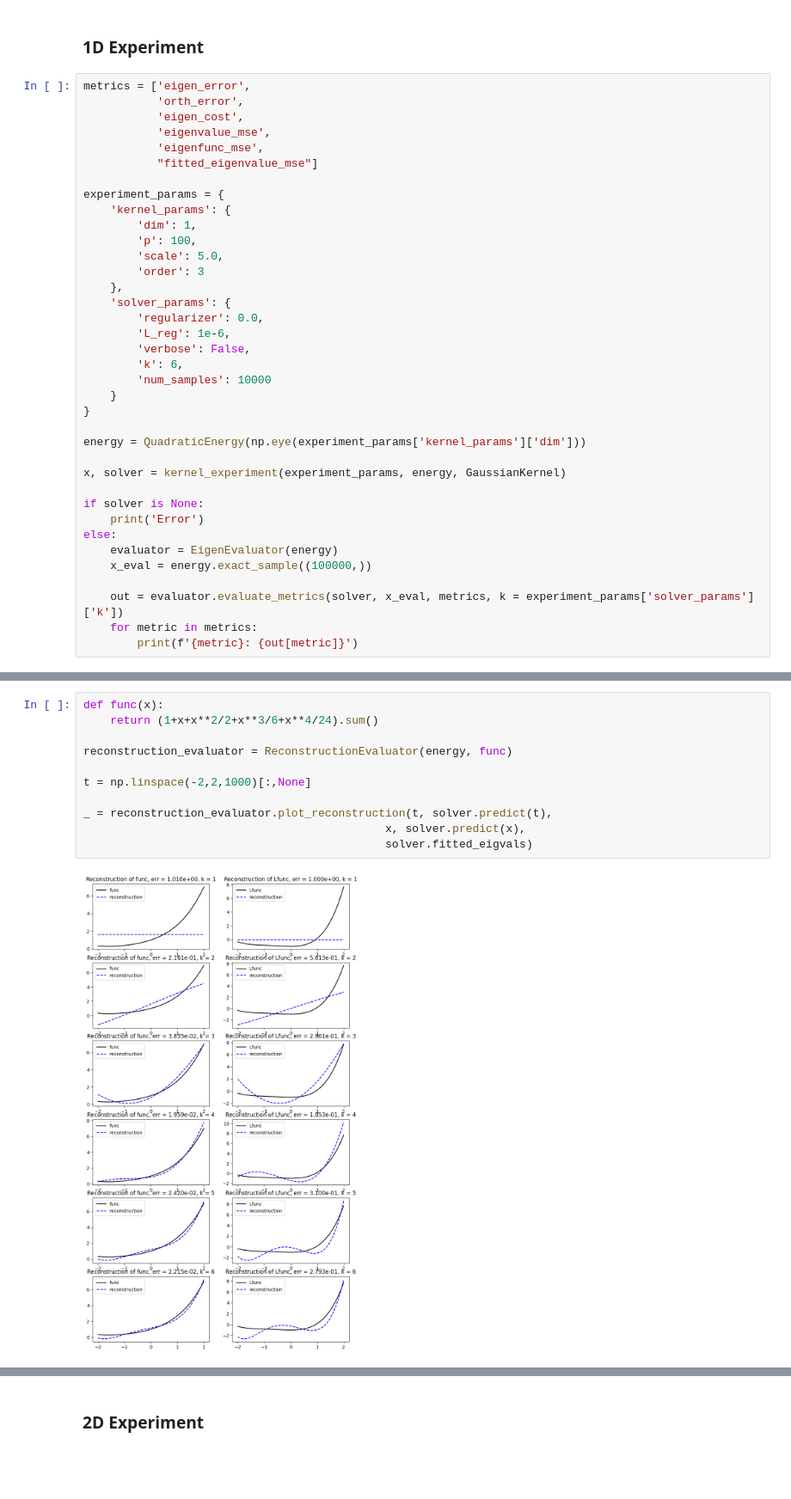
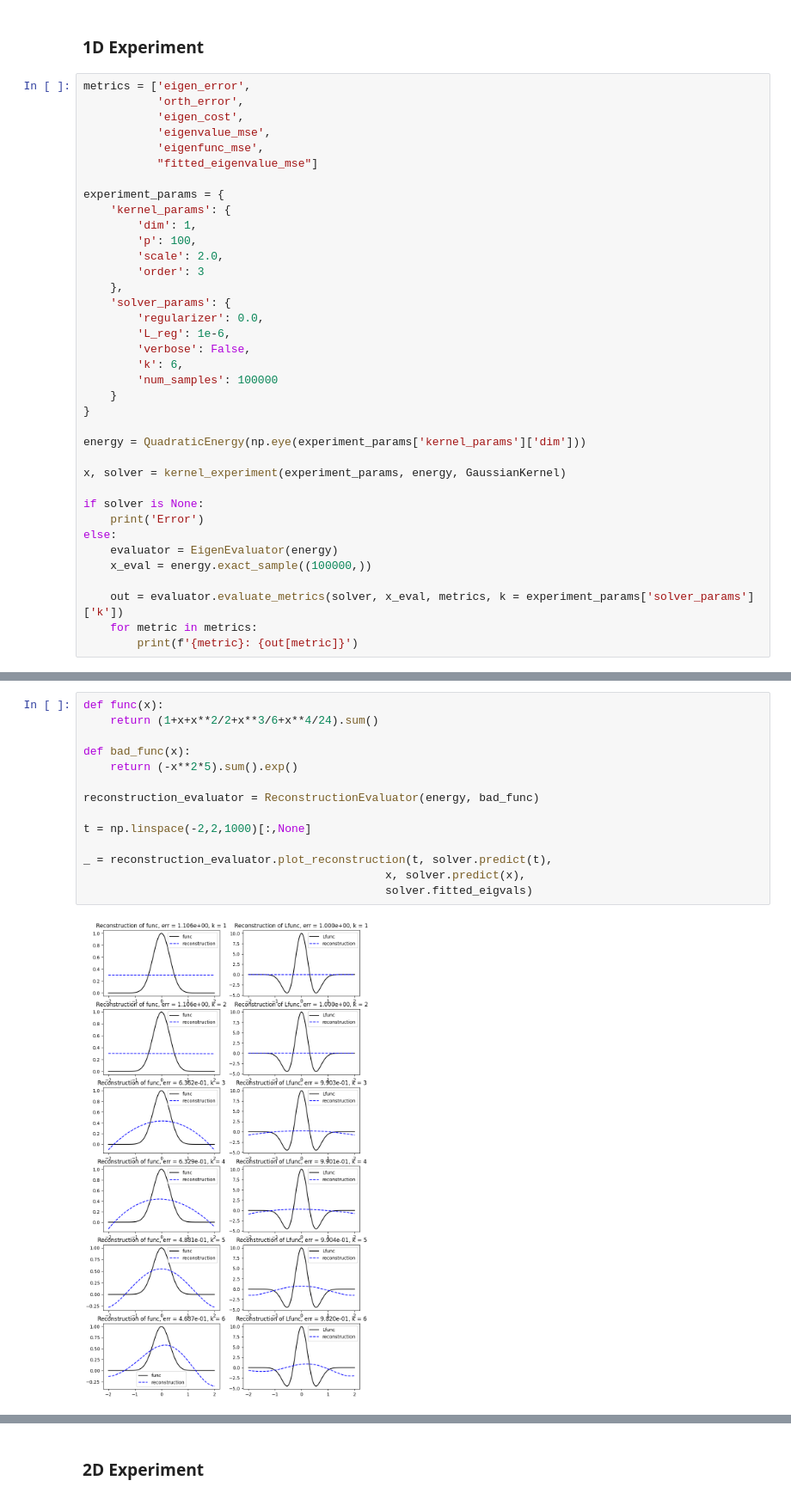
Before and after one commit to lclaeys/eigenfunction-solver, a Jupyter notebook: notebooks/kernel_galerkin.ipynb, the cells around one changed output, grey strips where cells are left out. Shown at 86% size. Drawn from its saved outputs; the diff is of its cells as text; blank space fills up the shorter version.

```diff
--- a/notebooks/kernel_galerkin.ipynb
+++ b/notebooks/kernel_galerkin.ipynb
@@ -68,7 +68,7 @@ experiment_params = {
     'kernel_params': {
         'dim': 1,
         'p': 100,
-        'scale': 5.0,
+        'scale': 2.0,
         'order': 3
     },
     'solver_params': {
@@ -76,7 +76,7 @@ experiment_params = {
         'L_reg': 1e-6,
         'verbose': False,
         'k': 6,
-        'num_samples': 10000
+        'num_samples': 100000
     }
 }
 
@@ -113,16 +113,19 @@ _ = evaluator.plot(solver,x_eval,5,plot_exact=True, plot_Lf = True)
 # %%
 def func(x):
     return (1+x+x**2/2+x**3/6+x**4/24).sum()
 
-reconstruction_evaluator = ReconstructionEvaluator(energy, func)
+def bad_func(x):
+    return (-x**2*5).sum().exp()
+
+reconstruction_evaluator = ReconstructionEvaluator(energy, bad_func)
 
 t = np.linspace(-2,2,1000)[:,None]
 
 _ = reconstruction_evaluator.plot_reconstruction(t, solver.predict(t),
                                              x, solver.predict(x),
                                              solver.fitted_eigvals)
 # %% [output]
-[figure, old version]
+[figure, new version]
 # %%
 k = 6
 _ = reconstruction_evaluator.plot_reconstruction(t, energy.exact_eigfunctions(t,k),
```
Also changed, not shown: parts of 17 cells of this notebook, 6 other files.
